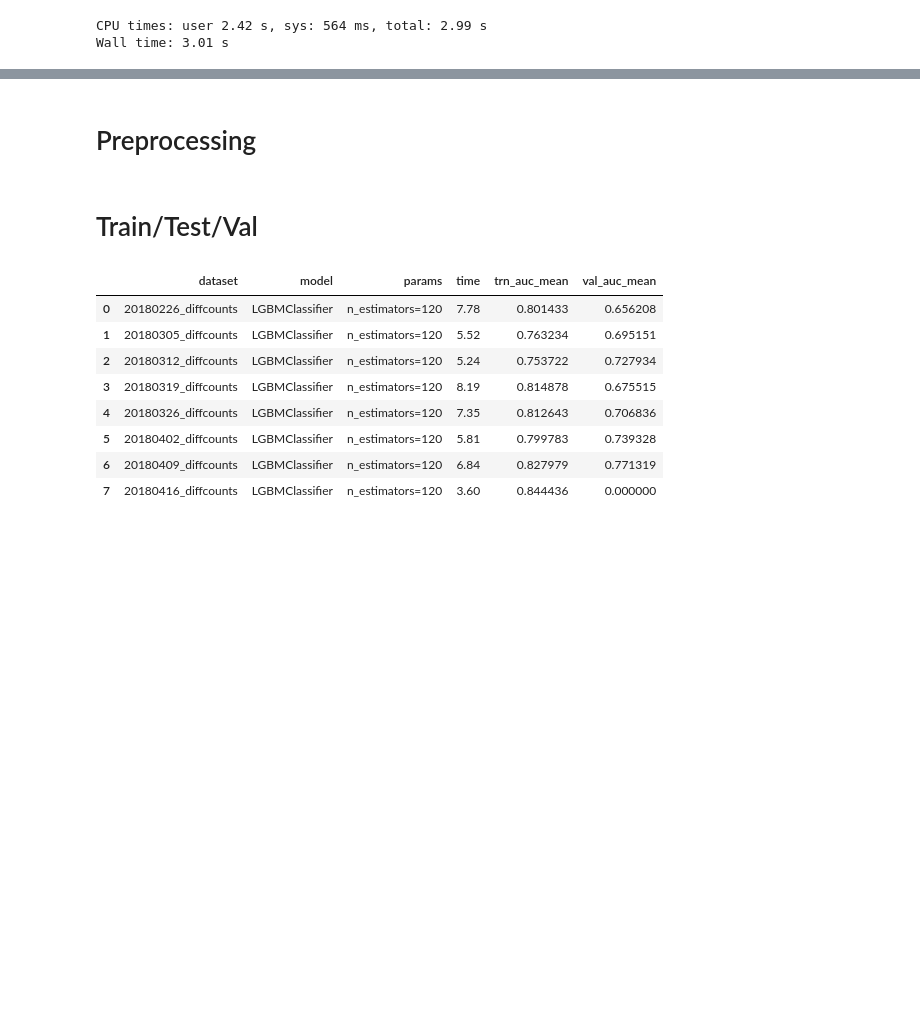
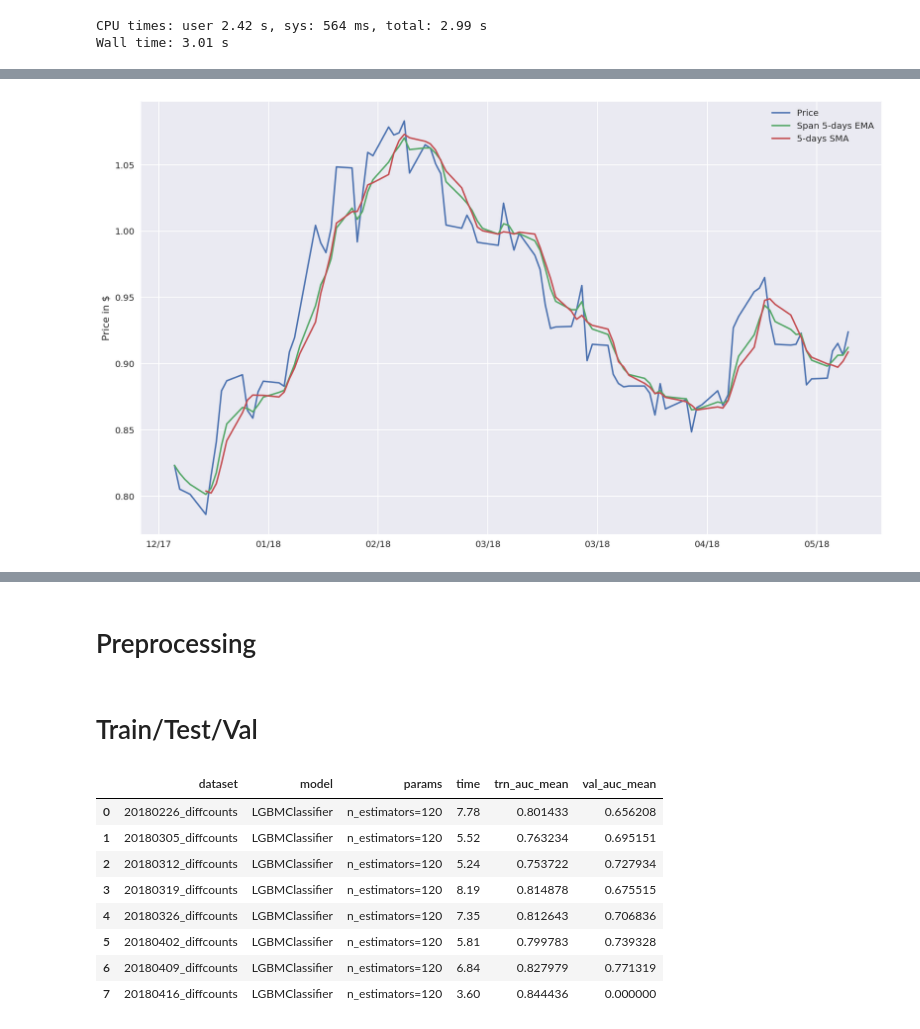
Before and after one commit to Robert-Aduviri/DSG-2018-Qualifiers, a Jupyter notebook: notebooks/chu/JC-03-Week-Model.ipynb, the cells around one changed output, grey strips where cells are left out. Cells and saved outputs as stored; diff of their text form; code cells hidden in the pictures; blank space fills up the shorter version.

```diff
--- a/notebooks/chu/JC-03-Week-Model.ipynb
+++ b/notebooks/chu/JC-03-Week-Model.ipynb
@@ -159,0 +252,14 @@ len(weeks)
+# %%
+ema_short = macro_filtered_dates.ewm(span=5, adjust=False).mean()
+
+fig, ax = plt.subplots(figsize=(15,9))
+
+ax.plot(macro_filtered_dates.loc[start_date:end_date, :].index, macro_filtered_dates.loc[start_date:end_date, 'Swap_EUR10Y'], label='Price')
+ax.plot(ema_short.loc[start_date:end_date, :].index, ema_short.loc[start_date:end_date, 'Swap_EUR10Y'], label = 'Span 5-days EMA')
+ax.plot(short_rolling.loc[start_date:end_date, :].index, short_rolling.loc[start_date:end_date, 'Swap_EUR10Y'], label = '5-days SMA')
+
+ax.legend(loc='best')
+ax.set_ylabel('Price in $')
+ax.xaxis.set_major_formatter(my_year_month_fmt)
+# %% [output]
+[figure, added]
```
Also changed, not shown: parts of 16 cells of this notebook.
